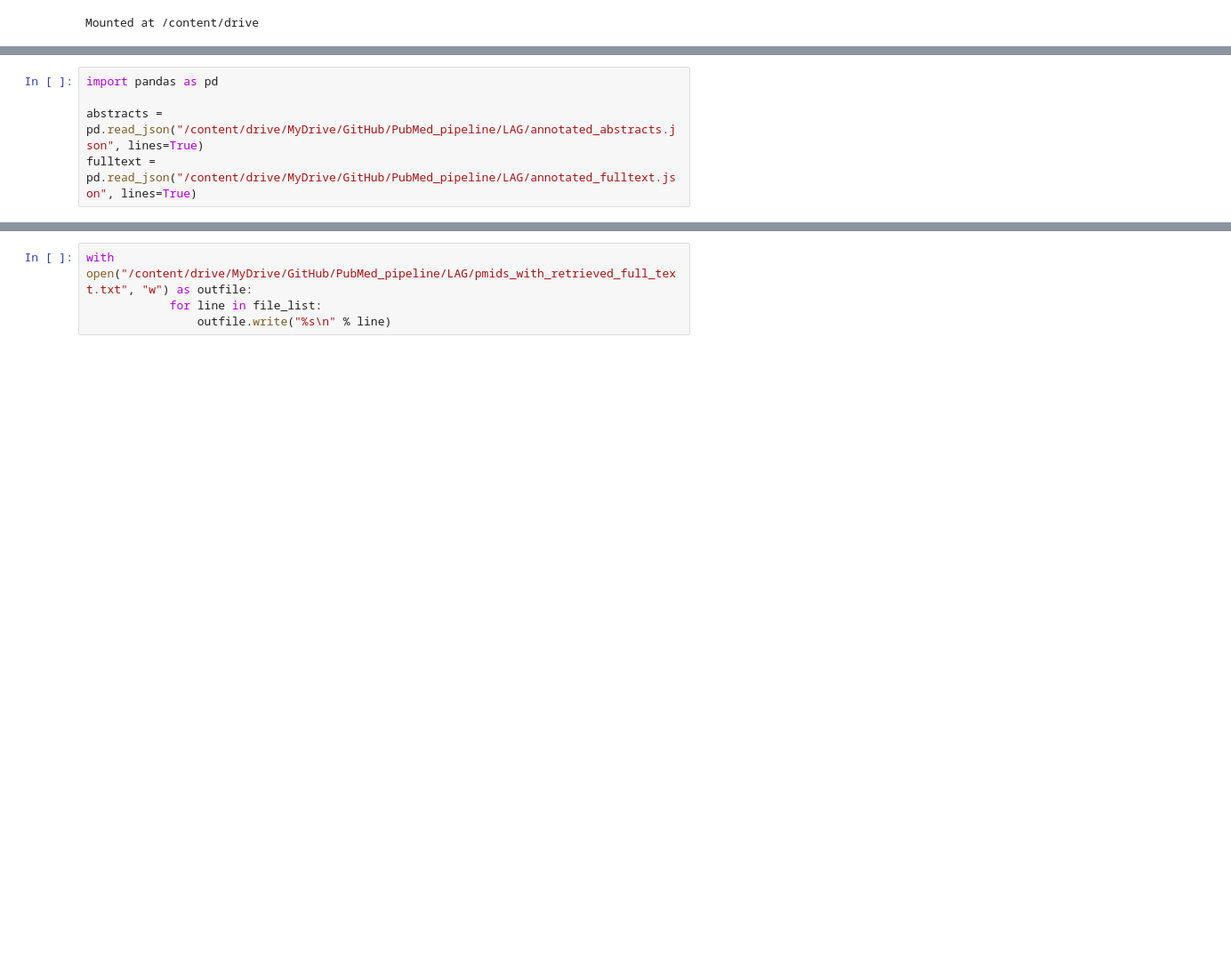
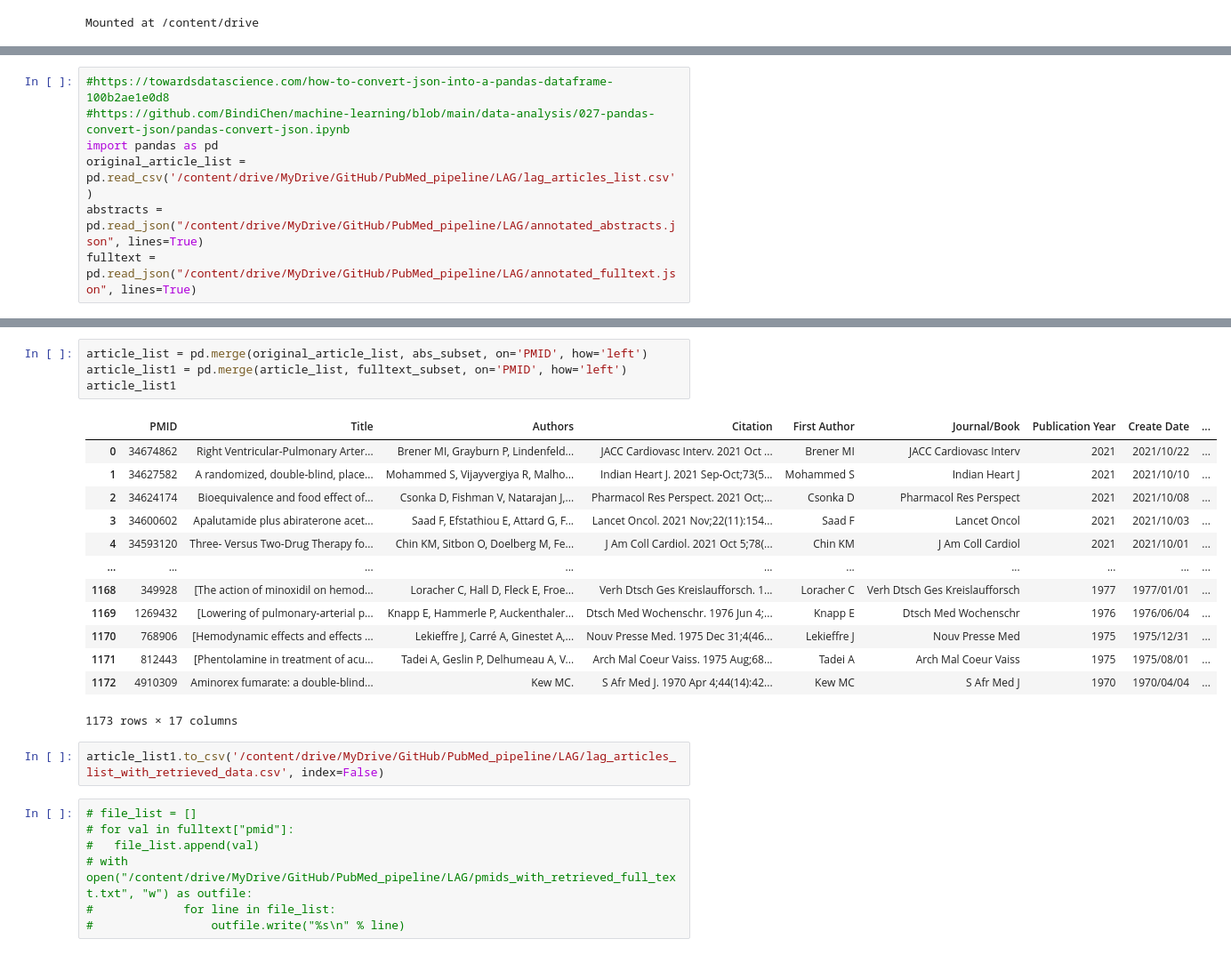
Before and after one commit to LyaSolis/PubMed_LAG, a Jupyter notebook: 2_parse_annotated_articles.ipynb, the cells around one changed output, grey strips where cells are left out. Shown at 89% size. Drawn from its saved outputs; the diff is of its cells as text; blank space fills up the shorter version.

```diff
--- a/2_parse_annotated_articles.ipynb
+++ b/2_parse_annotated_articles.ipynb
@@ -17,6 +18,8 @@ annotated_abstracts.txt           PMIDs.txt
 # %%
+#https://towardsdatascience.com/how-to-convert-json-into-a-pandas-dataframe-100b2ae1e0d8
+#https://github.com/BindiChen/machine-learning/blob/main/data-analysis/027-pandas-convert-json/pandas-convert-json.ipynb
 import pandas as pd
-
+original_article_list = pd.read_csv('/content/drive/MyDrive/GitHub/PubMed_pipeline/LAG/lag_articles_list.csv')
 abstracts = pd.read_json("/content/drive/MyDrive/GitHub/PubMed_pipeline/LAG/annotated_abstracts.json", lines=True)
 fulltext = pd.read_json("/content/drive/MyDrive/GitHub/PubMed_pipeline/LAG/annotated_fulltext.json", lines=True)
 # %%
@@ -58,4 +62,27 @@ for val in fulltext["pmid"]:
+# %%
+article_list = pd.merge(original_article_list, abs_subset, on='PMID', how='left')
+article_list1 = pd.merge(article_list, fulltext_subset, on='PMID', how='left')
+article_list1
+# %% [output]
+|  | PMID | Title | Authors | Citation | First Author | Journal/Book | Publication Year | Create Date | ... |
+| 0 | 34674862 | Right Ventricular-Pulmonary Arter... | Brener MI, Grayburn P, Lindenfeld... | JACC Cardiovasc Interv. 2021 Oct ... | Brener MI | JACC Cardiovasc Interv | 2021 | 2021/10/22 | ... |
+| 1 | 34627582 | A randomized, double-blind, place... | Mohammed S, Vijayvergiya R, Malho... | Indian Heart J. 2021 Sep-Oct;73(5... | Mohammed S | Indian Heart J | 2021 | 2021/10/10 | ... |
+| 2 | 34624174 | Bioequivalence and food effect of... | Csonka D, Fishman V, Natarajan J,... | Pharmacol Res Perspect. 2021 Oct;... | Csonka D | Pharmacol Res Perspect | 2021 | 2021/10/08 | ... |
+| 3 | 34600602 | Apalutamide plus abiraterone acet... | Saad F, Efstathiou E, Attard G, F... | Lancet Oncol. 2021 Nov;22(11):154... | Saad F | Lancet Oncol | 2021 | 2021/10/03 | ... |
+| 4 | 34593120 | Three- Versus Two-Drug Therapy fo... | Chin KM, Sitbon O, Doelberg M, Fe... | J Am Coll Cardiol. 2021 Oct 5;78(... | Chin KM | J Am Coll Cardiol | 2021 | 2021/10/01 | ... |
+| ... | ... | ... | ... | ... | ... | ... | ... | ... | ... |
+| 1168 | 349928 | [The action of minoxidil on hemod... | Loracher C, Hall D, Fleck E, Froe... | Verh Dtsch Ges Kreislaufforsch. 1... | Loracher C | Verh Dtsch Ges Kreislaufforsch | 1977 | 1977/01/01 | ... |
+| 1169 | 1269432 | [Lowering of pulmonary-arterial p... | Knapp E, Hammerle P, Auckenthaler... | Dtsch Med Wochenschr. 1976 Jun 4;... | Knapp E | Dtsch Med Wochenschr | 1976 | 1976/06/04 | ... |
+| 1170 | 768906 | [Hemodynamic effects and effects ... | Lekieffre J, Carré A, Ginestet A,... | Nouv Presse Med. 1975 Dec 31;4(46... | Lekieffre J | Nouv Presse Med | 1975 | 1975/12/31 | ... |
+| 1171 | 812443 | [Phentolamine in treatment of acu... | Tadei A, Geslin P, Delhumeau A, V... | Arch Mal Coeur Vaiss. 1975 Aug;68... | Tadei A | Arch Mal Coeur Vaiss | 1975 | 1975/08/01 | ... |
+| 1172 | 4910309 | Aminorex fumarate: a double-blind... | Kew MC. | S Afr Med J. 1970 Apr 4;44(14):42... | Kew MC | S Afr Med J | 1970 | 1970/04/04 | ... |
+1173 rows × 17 columns
+# %%
+article_list1.to_csv('/content/drive/MyDrive/GitHub/PubMed_pipeline/LAG/lag_articles_list_with_retrieved_data.csv', index=False)
 # %%
-with open("/content/drive/MyDrive/GitHub/PubMed_pipeline/LAG/pmids_with_retrieved_full_text.txt", "w") as outfile:
-            for line in file_list:
-                outfile.write("%s\n" % line)
+# file_list = []
+# for val in fulltext["pmid"]:
+#   file_list.append(val)
+# with open("/content/drive/MyDrive/GitHub/PubMed_pipeline/LAG/pmids_with_retrieved_full_text.txt", "w") as outfile:
+#             for line in file_list:
+#                 outfile.write("%s\n" % line)
```
Also changed, not shown: parts of 7 cells of this notebook.
